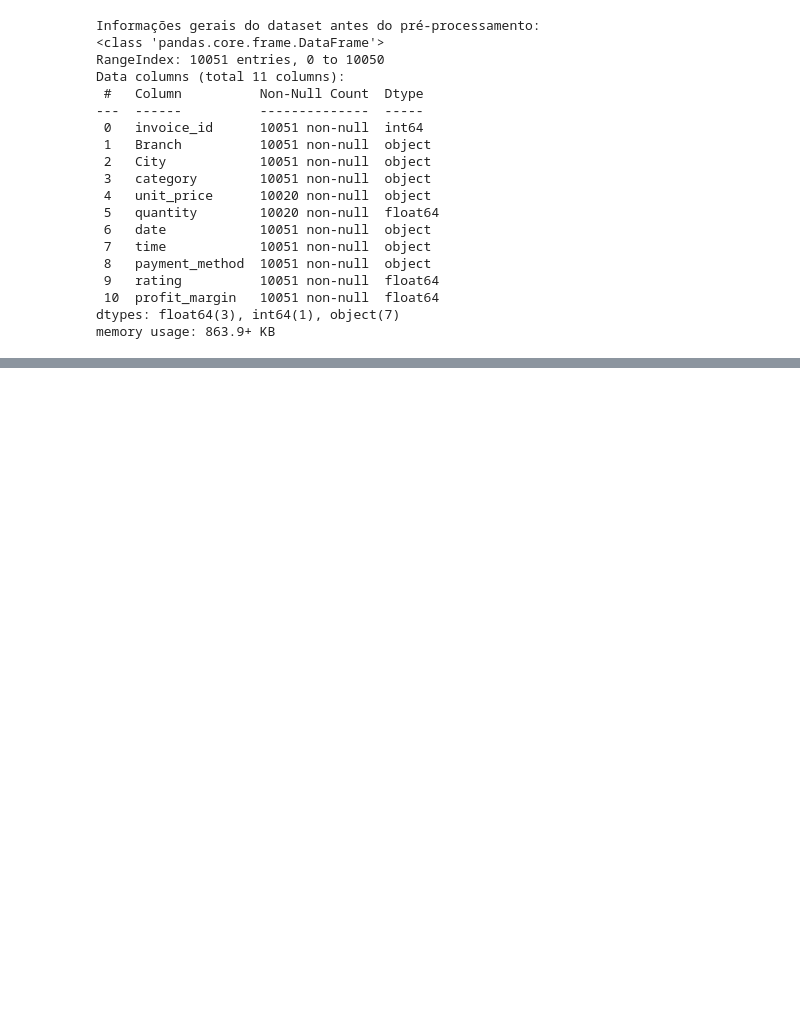
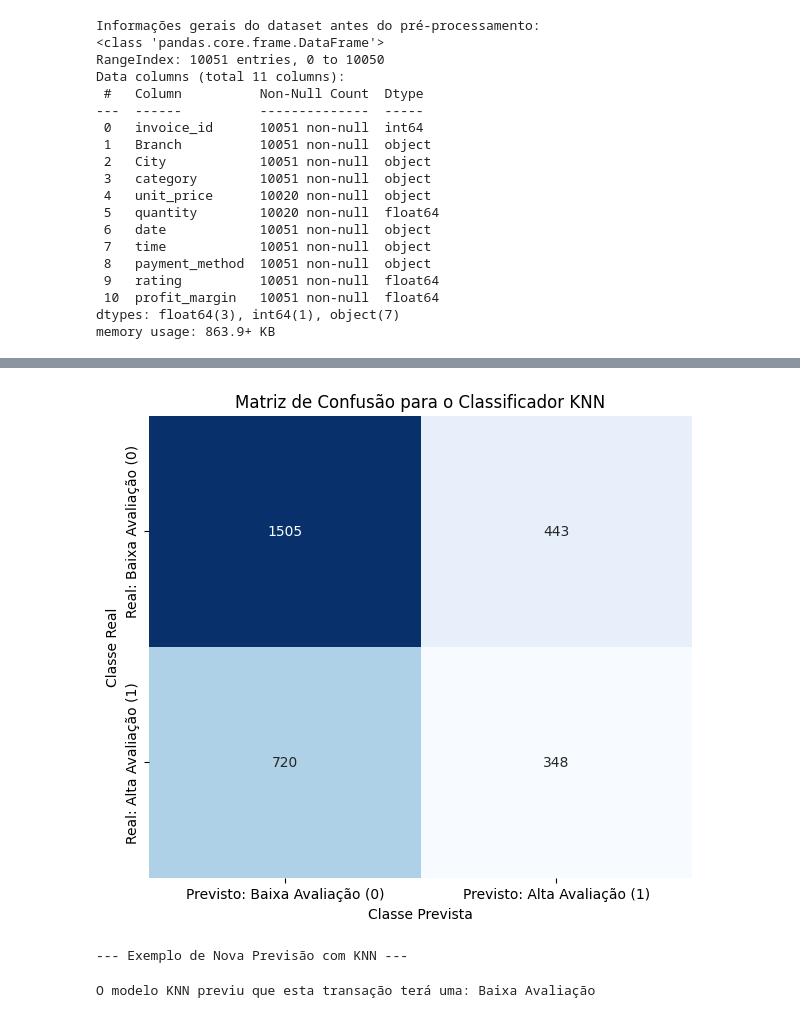
Before and after one commit to Haell39/IAClass_ML_Algorithms, a Jupyter notebook: KNN.ipynb, the cells around one changed output, grey strips where cells are left out. Saved outputs shown, nothing was run; the diff lists cells and outputs as text; code cells hidden in the pictures; blank space fills up the shorter version.

```diff
--- a/KNN.ipynb
+++ b/KNN.ipynb
@@ -54,0 +157,24 @@ memory usage: 863.9+ KB
+# %%
+# 8. Treinar e avaliar o modelo KNN
+# criando pipeline que primeiro pré-processa os dados e depois aplica o classificador KNN
+# n_neighbors: número de vizinhos mais próximos a considerar = 5 pra começar
+knn_pipeline = Pipeline(steps=[('preprocessor', preprocessor), ('classifier', KNeighborsClassifier(n_neighbors=5))])
+
+print("\nTreinando o modelo KNN...")
+knn_pipeline.fit(X_train, y_train)
+print("Treinamento do KNN concluído.")
+
+# Fazer previsões no conjunto de teste
+y_pred_knn = knn_pipeline.predict(X_test)
+
+# Avaliar o desempenho do modelo
+accuracy = accuracy_score(y_test, y_pred_knn)
+print(f"\n--- Resultados do KNN ---")
+print(f"Acurácia do KNN no conjunto de teste: {accuracy:.4f}")
+
+print("\nRelatório de Classificação (Precision, Recall, F1-score):")
+print(classification_report(y_test, y_pred_knn, target_names=['Baixa Avaliação (0)', 'Alta Avaliação (1)']))
+
+print("\nMatriz de Confusão:")
+cm = confusion_matrix(y_test, y_pred_knn)
+print(cm)
@@ -54,0 +202,31 @@ memory usage: 863.9+ KB
+# %%
+# 9. Visualização da Matriz de Confusão
+plt.figure(figsize=(7, 6))
+sns.heatmap(cm, annot=True, fmt='d', cmap='Blues', cbar=False, xticklabels=['Previsto: Baixa Avaliação (0)', 'Previsto: Alta Avaliação (1)'],yticklabels=['Real: Baixa Avaliação (0)', 'Real: Alta Avaliação (1)'])
+plt.xlabel('Classe Prevista')
+plt.ylabel('Classe Real')
+plt.title('Matriz de Confusão para o Classificador KNN')
+plt.show()
+
+
+# Exemplo de uma nova previsão:
+print("\n--- Exemplo de Nova Previsão com KNN ---")
+# Criar um novo ponto de dados (com valores hipotéticos)
+new_data = pd.DataFrame({
+    'unit_price': [55.0],
+    'quantity': [4.0],
+    'profit_margin': [0.4],
+    'category': ['Food and beverages'], # Certifique-se de que a categoria exista nos dados de treino ou use 'handle_unknown='ignore'
+    'payment_method': ['Credit card'],
+    'Branch': ['A']
+})
+# %% [output]
+[figure, added]
+--- Exemplo de Nova Previsão com KNN ---
+# %%
+# Fazer a previsão usando o pipeline treinado
+new_prediction = knn_pipeline.predict(new_data)
+predicted_class = 'Alta Avaliação' if new_prediction[0] == 1 else 'Baixa Avaliação'
+print(f"O modelo KNN previu que esta transação terá uma: {predicted_class}")
+# %% [output]
+O modelo KNN previu que esta transação terá uma: Baixa Avaliação
```
Also changed, not shown: parts of 8 cells of this notebook.
